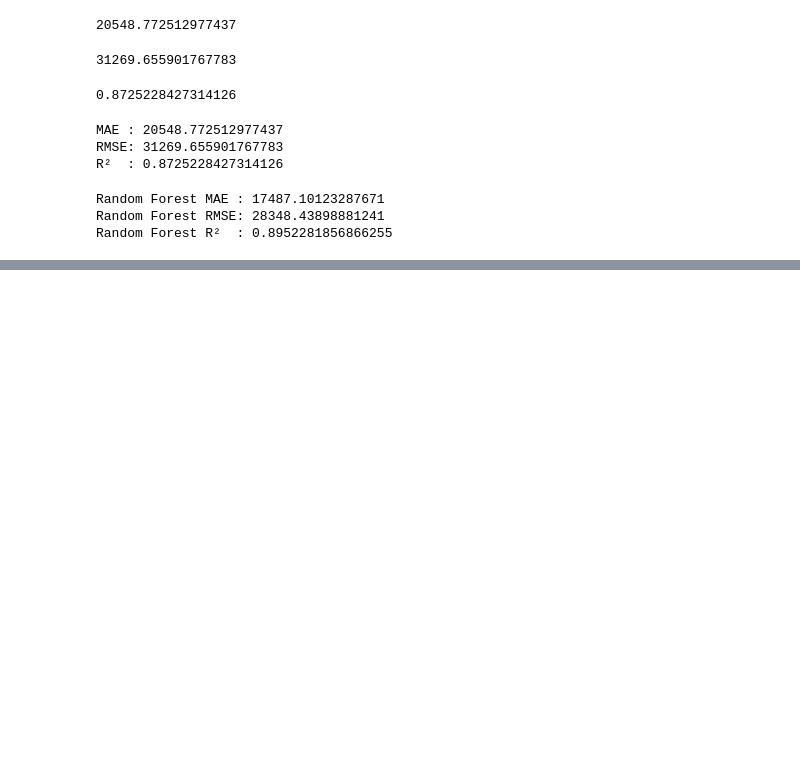
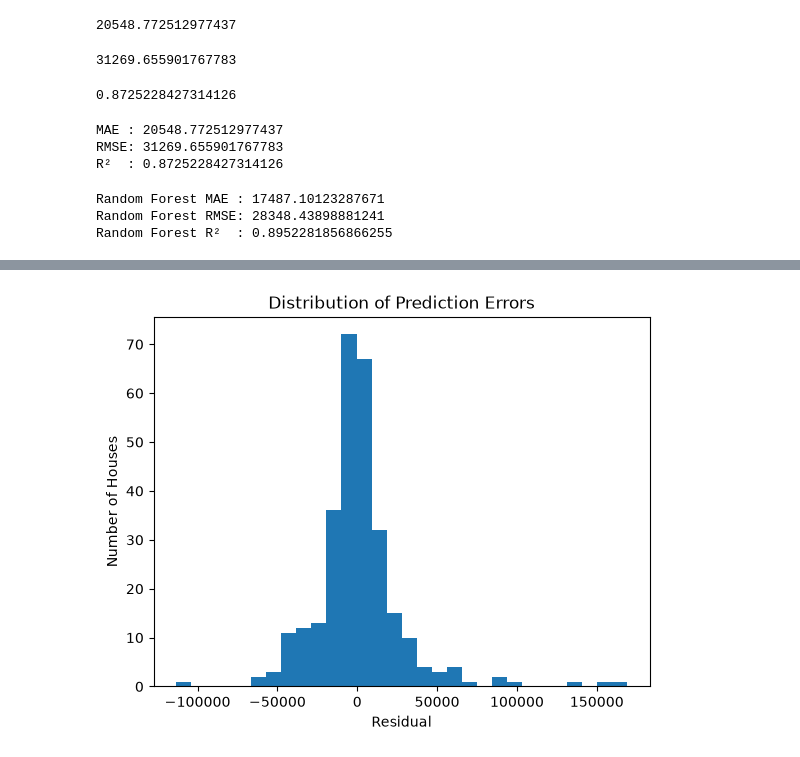
Before and after one commit to rimhamwi14h/house-price-prediction, a Jupyter notebook: notebooks/02_preprocessing_and_model.ipynb, the cells around one changed output, grey strips where cells are left out. Saved outputs shown, nothing was run; the diff lists cells and outputs as text; code cells hidden in the pictures; blank space fills up the shorter version.

```diff
--- a/notebooks/02_preprocessing_and_model.ipynb
+++ b/notebooks/02_preprocessing_and_model.ipynb
@@ -125,0 +149,10 @@ Random Forest R²  : 0.8952281856866255
+# %%
+residuals = y_test - rf_predictions
+# %%
+plt.hist(residuals, bins=30)
+plt.xlabel("Residual")
+plt.ylabel("Number of Houses")
+plt.title("Distribution of Prediction Errors")
+plt.show()
+# %% [output]
+[figure, added]
```
Also changed, not shown: parts of 4 cells of this notebook.
